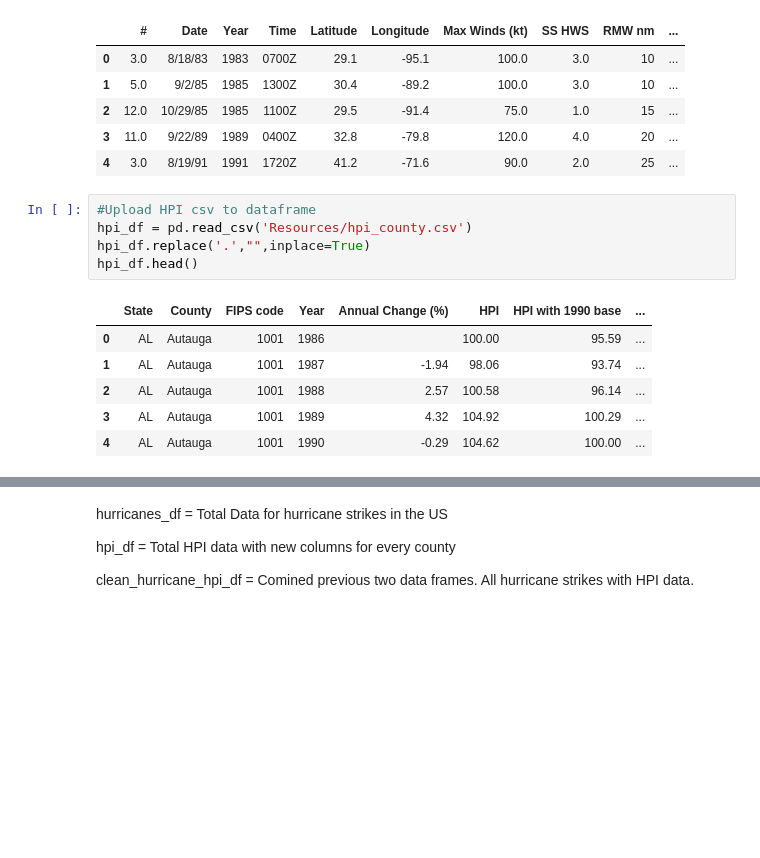
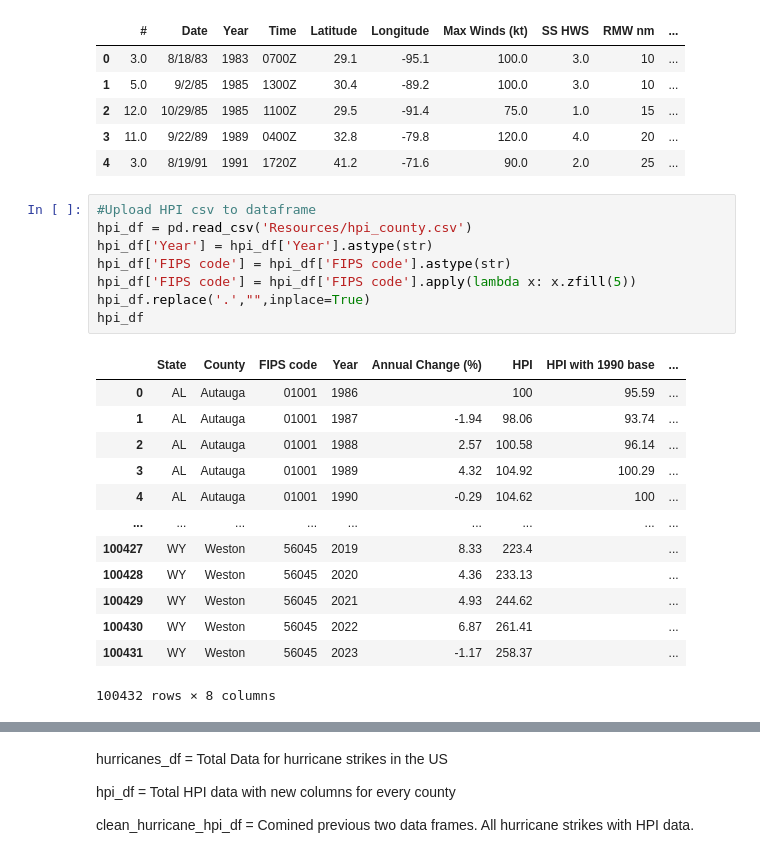
Before and after one commit to chrisadamsv/Dream-Team-Project1, a Jupyter notebook: Project_Data/Group 4 Project 1 MAIN.ipynb, the cells around one changed output, grey strips where cells are left out. Cells and saved outputs as stored; diff of their text form; blank space fills up the shorter version.

```diff
--- a/Project_Data/Group 4 Project 1 MAIN.ipynb
+++ b/Project_Data/Group 4 Project 1 MAIN.ipynb
@@ -111,12 +108,22 @@ hurricanes_df.head()
 # %%
 #Upload HPI csv to dataframe
 hpi_df = pd.read_csv('Resources/hpi_county.csv')
+hpi_df['Year'] = hpi_df['Year'].astype(str)
+hpi_df['FIPS code'] = hpi_df['FIPS code'].astype(str)
+hpi_df['FIPS code'] = hpi_df['FIPS code'].apply(lambda x: x.zfill(5))
 hpi_df.replace('.',"",inplace=True)
-hpi_df.head()
+hpi_df
 # %% [output]
 |  | State | County | FIPS code | Year | Annual Change (%) | HPI | HPI with 1990 base | ... |
-| 0 | AL | Autauga | 1001 | 1986 |  | 100.00 | 95.59 | ... |
-| 1 | AL | Autauga | 1001 | 1987 | -1.94 | 98.06 | 93.74 | ... |
-| 2 | AL | Autauga | 1001 | 1988 | 2.57 | 100.58 | 96.14 | ... |
-| 3 | AL | Autauga | 1001 | 1989 | 4.32 | 104.92 | 100.29 | ... |
-| 4 | AL | Autauga | 1001 | 1990 | -0.29 | 104.62 | 100.00 | ... |
+| 0 | AL | Autauga | 01001 | 1986 |  | 100 | 95.59 | ... |
+| 1 | AL | Autauga | 01001 | 1987 | -1.94 | 98.06 | 93.74 | ... |
+| 2 | AL | Autauga | 01001 | 1988 | 2.57 | 100.58 | 96.14 | ... |
+| 3 | AL | Autauga | 01001 | 1989 | 4.32 | 104.92 | 100.29 | ... |
+| 4 | AL | Autauga | 01001 | 1990 | -0.29 | 104.62 | 100 | ... |
+| ... | ... | ... | ... | ... | ... | ... | ... | ... |
+| 100427 | WY | Weston | 56045 | 2019 | 8.33 | 223.4 |  | ... |
+| 100428 | WY | Weston | 56045 | 2020 | 4.36 | 233.13 |  | ... |
+| 100429 | WY | Weston | 56045 | 2021 | 4.93 | 244.62 |  | ... |
+| 100430 | WY | Weston | 56045 | 2022 | 6.87 | 261.41 |  | ... |
+| 100431 | WY | Weston | 56045 | 2023 | -1.17 | 258.37 |  | ... |
+100432 rows × 8 columns
```
Also changed, not shown: parts of 14 cells of this notebook.
